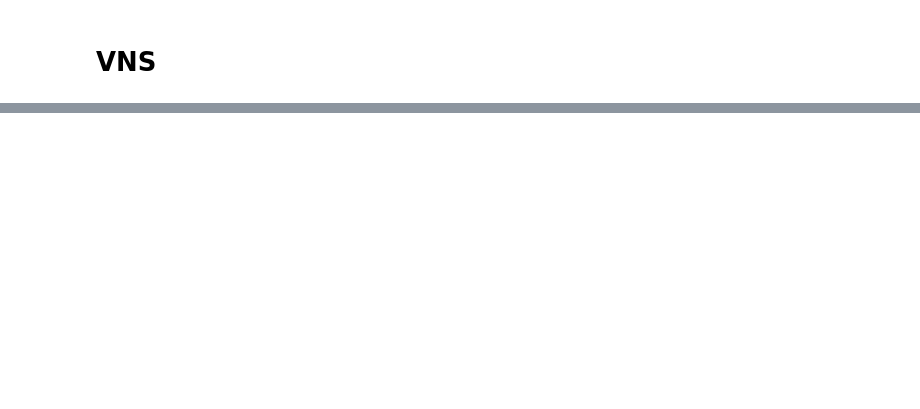
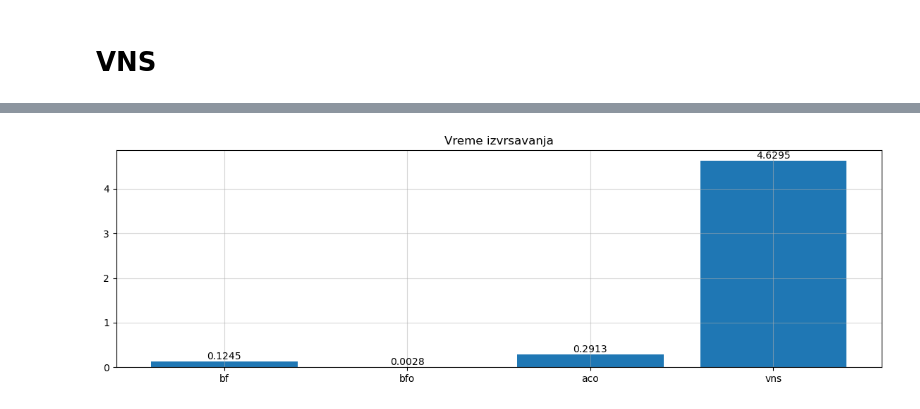
Before and after one commit to MATIJA741/MinimumGraphMotionPlanning, a Jupyter notebook: Comparator.ipynb, the cells around one changed output, grey strips where cells are left out. Cells and saved outputs as stored; diff of their text form; code cells hidden in the pictures; blank space fills up the shorter version.

```diff
--- a/Comparator.ipynb
+++ b/Comparator.ipynb
@@ -105,0 +160,4 @@ plot(num_iterations, metrics_aco["solution_values"])
+# %%
+plot_metric(times, name, "Vreme izvrsavanja")
+# %% [output]
+[figure, added]
```
Also changed, not shown: parts of 17 cells of this notebook.
